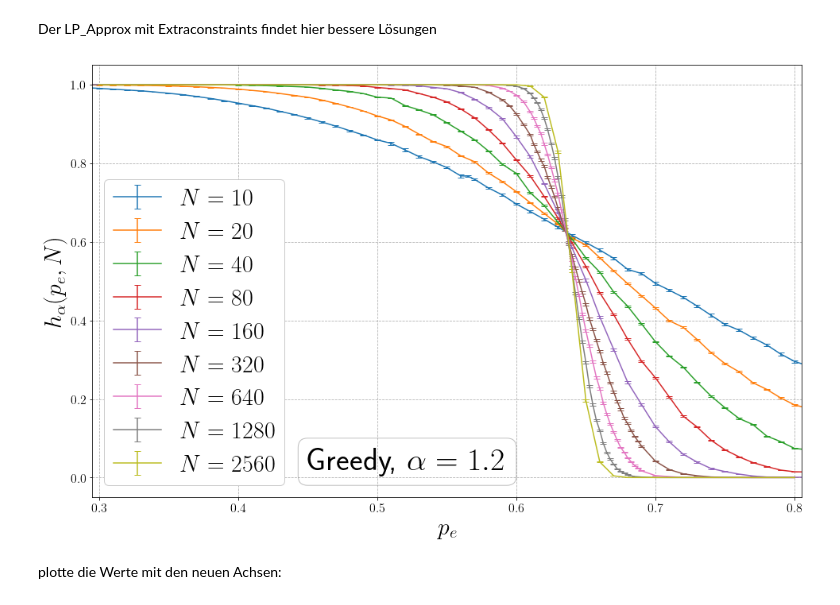
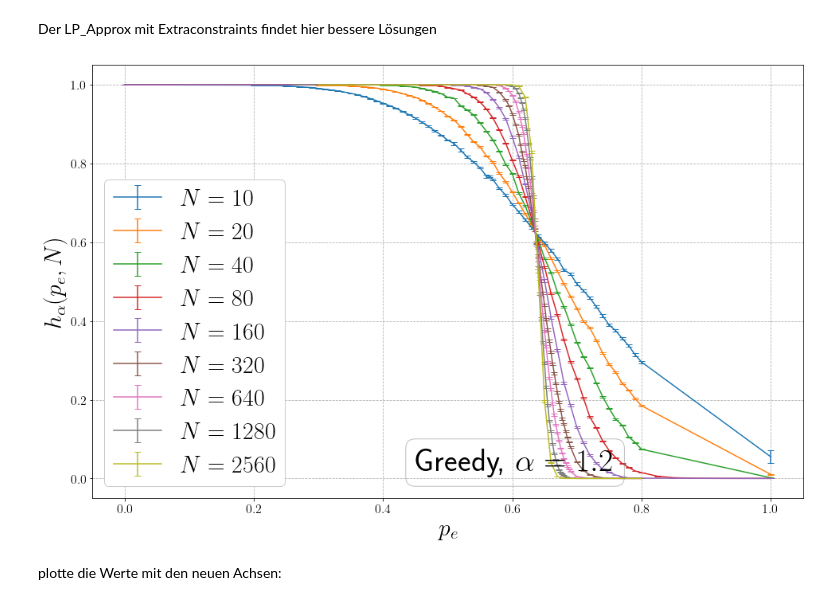
Before and after one commit to T3K14/Masterarbeit-Auswertung, a Jupyter notebook: KFC2.ipynb, the cells around one changed output. Saved outputs shown, nothing was run; the diff lists cells and outputs as text; code cells hidden in the pictures.

```diff
--- a/KFC2.ipynb
+++ b/KFC2.ipynb
@@ -177,4 +193,4 @@ Ich schliesse, dass fuer 1 Szenario bestätigt wurde, dass Schranke4b und Optimu
 # neue vorausgewerteten Daten kommen dazu
 # %%
 pv = r'D:\Uni\Masterarbeit\Daten\KFC2\1_scenario\Vorauswertungen'
-_, dic_lp = auswertung_ma.read_vorauswertung(pv, id='p', id_stelle=-2, read_lp=True)
+data_vor1, dic_lp1 = auswertung_ma.read_vorauswertung(pv, id='p', id_stelle=-2, read_lp=True)
@@ -429,0 +897,16 @@ dv_ec = auswertung_ma.read_vorauswertung(pv_ec, id='p', id_stelle=-2)
+# %%
+fig, ax = plt.subplots(figsize=(16,10))
+
+ax.errorbar(mr.index, lp_iterations, yerr=delta_lp_iterations, fmt='o', capsize=capsize, markersize=markersize, markerfacecolor=markerfacecolor, label='LP Approx, only cut-constraints')
+ax.errorbar(mr_ec.index, lp_iterations_ec, yerr=delta_lp_iterations_ec, fmt='o', capsize=capsize, markersize=markersize, markerfacecolor=markerfacecolor, label='LP Approx, additional constraints')
+
+
+ax.set_xlabel('$p_e$', fontsize=axislabelsize)
+ax.set_ylabel(r'average number of additional cut-constraints', fontsize=axislabelsize)
+# ax.set_title(r'\TeX\ is Number $\displaystyle\sum_{n=1}^\infty'
+#              r'\frac{-e^{i\pi}}{2^n}$!', fontsize=16, color='r')
+ax.legend(fontsize=legendfontsize, framealpha=1)
+for label in (ax.get_xticklabels() + ax.get_yticklabels()):
+    label.set_fontsize(label_fontsize)
+ax.grid(ls='--')
+plt.savefig(os.path.join(plot_output_path, 'lp_vs_lp_n8_k5_c4_cc.png'), dpi=300, facecolor=[1,1,1,1], bbox_inches='tight')
@@ -429,0 +915,16 @@ dv_ec = auswertung_ma.read_vorauswertung(pv_ec, id='p', id_stelle=-2)
+# %%
+fig, ax = plt.subplots(figsize=(16,10))
+
+ax.errorbar(mr.index, lp_ms, yerr=delta_lp_ms, fmt='o', capsize=capsize, markersize=markersize, markerfacecolor=markerfacecolor, label='LP Approx, only cut-constraints')
+ax.errorbar(mr_ec.index, lp_ms_ec, yerr=delta_lp_ms_ec, fmt='o', capsize=capsize, markersize=markersize, markerfacecolor=markerfacecolor, label='LP Approx, additional constraints')
+
+
+ax.set_xlabel('$p_e$', fontsize=axislabelsize)
+ax.set_ylabel(r'average runtime [ms]', fontsize=axislabelsize)
+# ax.set_title(r'\TeX\ is Number $\displaystyle\sum_{n=1}^\infty'
+#              r'\frac{-e^{i\pi}}{2^n}$!', fontsize=16, color='r')
+ax.legend(fontsize=legendfontsize, framealpha=1)
+for label in (ax.get_xticklabels() + ax.get_yticklabels()):
+    label.set_fontsize(label_fontsize)
+ax.grid(ls='--')
+plt.savefig(os.path.join(plot_output_path, 'lp_vs_lp_n8_k5_c4_ms.png'), dpi=300, facecolor=[1,1,1,1], bbox_inches='tight')
@@ -467,35 +1002,35 @@ alpha=1.2
 alg='Greedy'
 
 pcs1 = auswertung_ma.prepare_alg_vs_schranke_data(data1, data1_vor, alg, alpha)
 
 for n in sorted(pcs1.keys()):
 
     if n != 120:
         ax.errorbar(pcs1[n].ids, pcs1[n].props, yerr=pcs1[n].std_dev, capsize=4, label=f'$N={n}$')
 #     ax.scatter(pcs1[n].ids, pcs1[n].props)
 
 
 ax.set_xlabel('$p_e$', fontsize=axislabelsize)
 ax.set_ylabel(f'$h_\\alpha(p_e, N)$', fontsize=axislabelsize)
 
 ax.legend(fontsize=30, framealpha=1, loc='lower left')
 for label in (ax.get_xticklabels() + ax.get_yticklabels()):
     label.set_fontsize(16)
 ax.grid(ls='--')
 
-ax.set_xlim([0.295, 0.805])
+# ax.set_xlim([0.295, 0.805])
 ax.text(0.45, 0.02, f"Greedy, $\\alpha={alpha}$", color="black", bbox=dict(fc='None', alpha=.5, boxstyle='round', color='grey'), fontsize=40)
 # alpha = 1.2
 # ax.set_xlim([0.6,.66])
 # ax.set_ylim([0.8, 1.02])
 
 # alpha = 1.1
 # ax.set_xlim([0.53, 0.58])
 # ax.set_ylim([0.4, 0.8])
 
 plt.savefig('pk_uebergang_greedy.png', dpi=300, facecolor=[1,1,1,1], bbox_inches='tight')
 # %% [output]
-[figure, old version]
+[figure, new version]
 # %% [markdown]
 plotte die Werte mit den neuen Achsen:
 # %%
```
Also changed, not shown: parts of 43 cells of this notebook, 5 other files.
